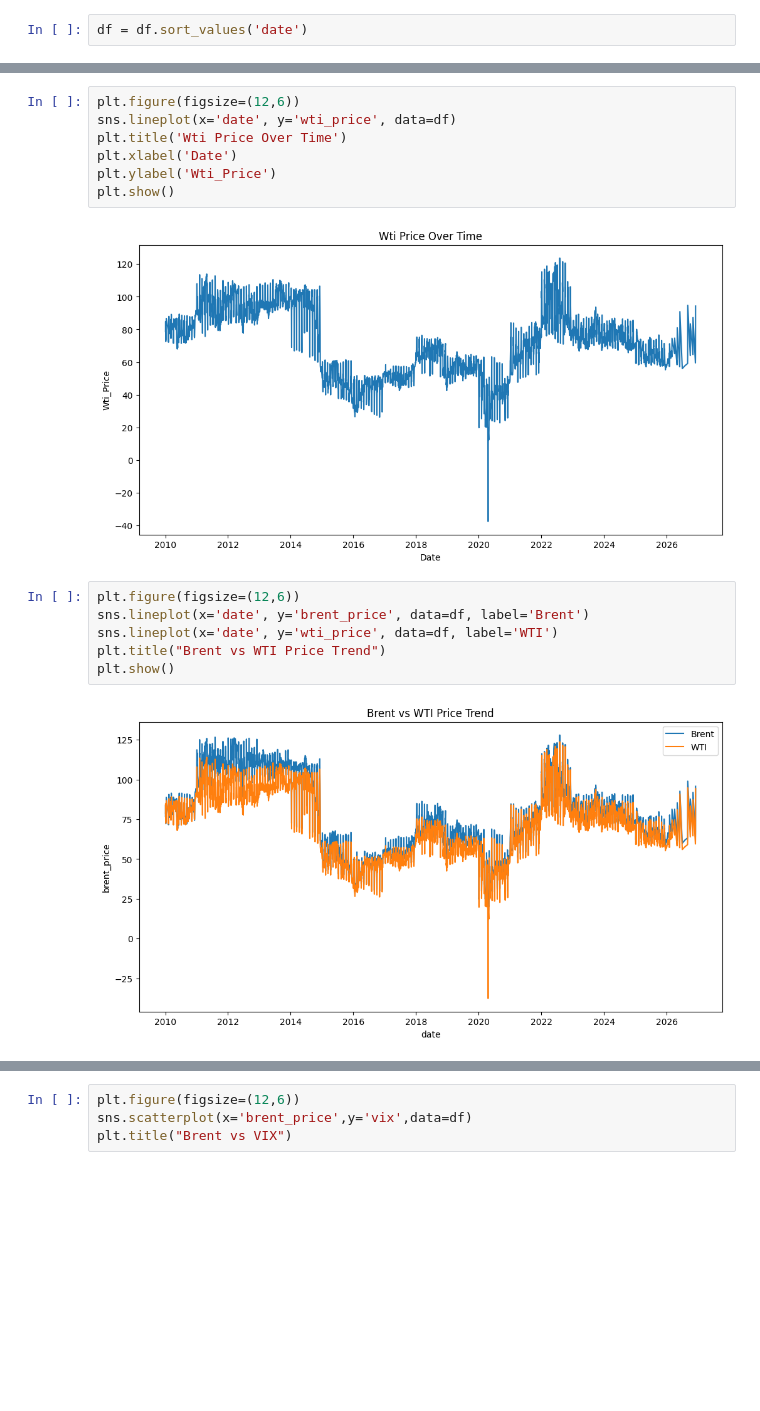
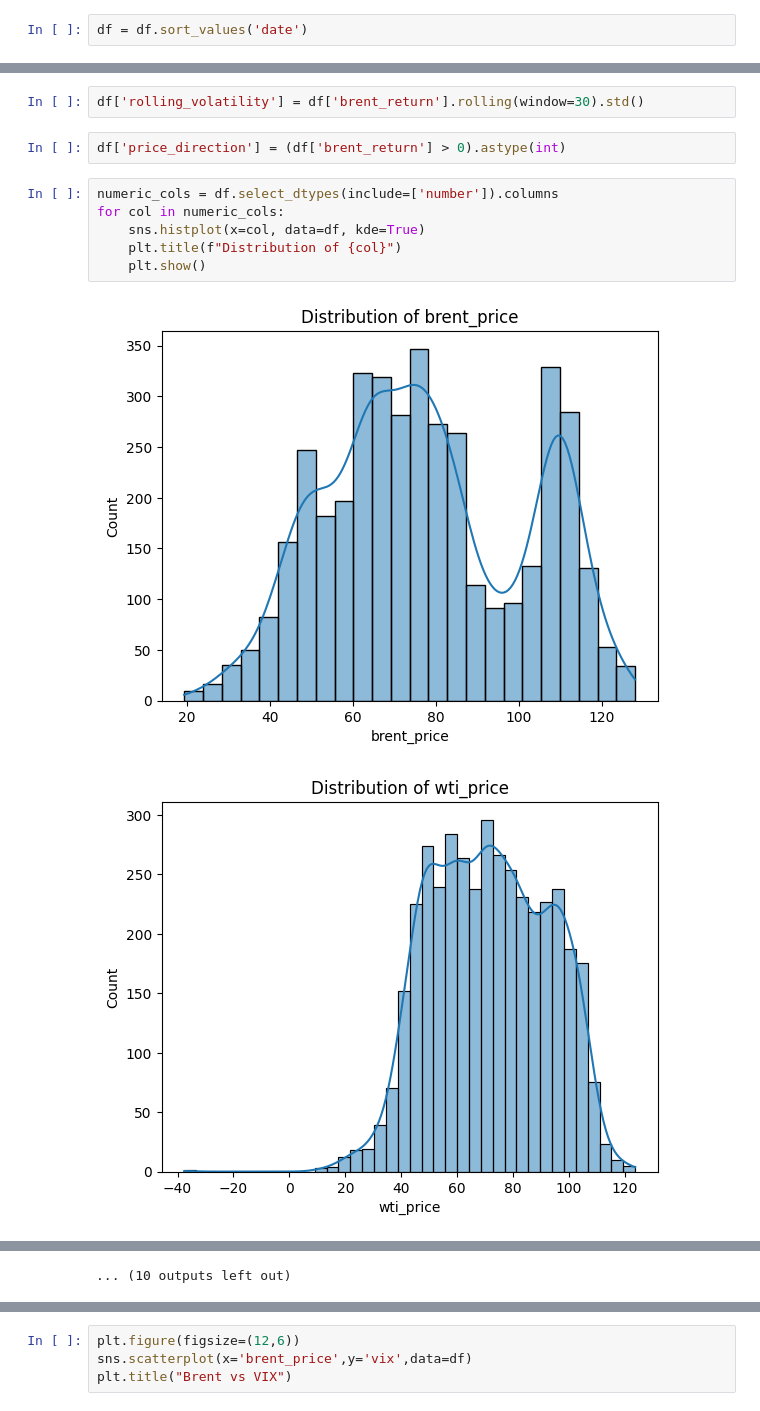
Before and after one commit to RAHEEL-HASSAN-WORK/Oil_Geopolitics_Analysis, a Jupyter notebook: Oil_Geopolitics.ipynb, the cells around one changed output, grey strips where cells are left out. Drawn from its saved outputs; the diff is of its cells as text; blank space fills up the shorter version.

```diff
--- a/Oil_Geopolitics.ipynb
+++ b/Oil_Geopolitics.ipynb
@@ -141,17 +132,13 @@ plt.show()
-# %%
-plt.figure(figsize=(12,6))
-sns.lineplot(x='date', y='wti_price', data=df)
-plt.title('Wti Price Over Time')
-plt.xlabel('Date')
-plt.ylabel('Wti_Price')
-plt.show()
-# %% [output]
-[figure, removed]
-# %%
-plt.figure(figsize=(12,6))
-sns.lineplot(x='date', y='brent_price', data=df, label='Brent')
-sns.lineplot(x='date', y='wti_price', data=df, label='WTI')
-plt.title("Brent vs WTI Price Trend")
-plt.show()
-# %% [output]
-[figure, removed]
+# %%
+df['rolling_volatility'] = df['brent_return'].rolling(window=30).std()
+# %%
+df['price_direction'] = (df['brent_return'] > 0).astype(int)
+# %%
+numeric_cols = df.select_dtypes(include=['number']).columns
+for col in numeric_cols:
+    sns.histplot(x=col, data=df, kde=True)
+    plt.title(f"Distribution of {col}")
+    plt.show()
+# %% [output]
+[figure, added]
+[figure, added]
@@ -157,0 +155 @@ plt.show()
+... (10 outputs left out)
```
Also changed, not shown: parts of 16 cells of this notebook.
